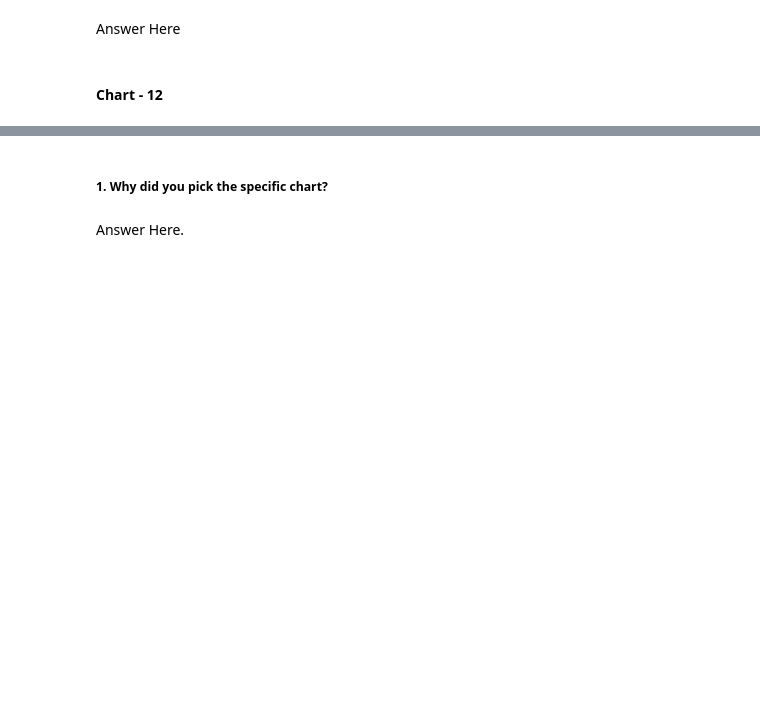
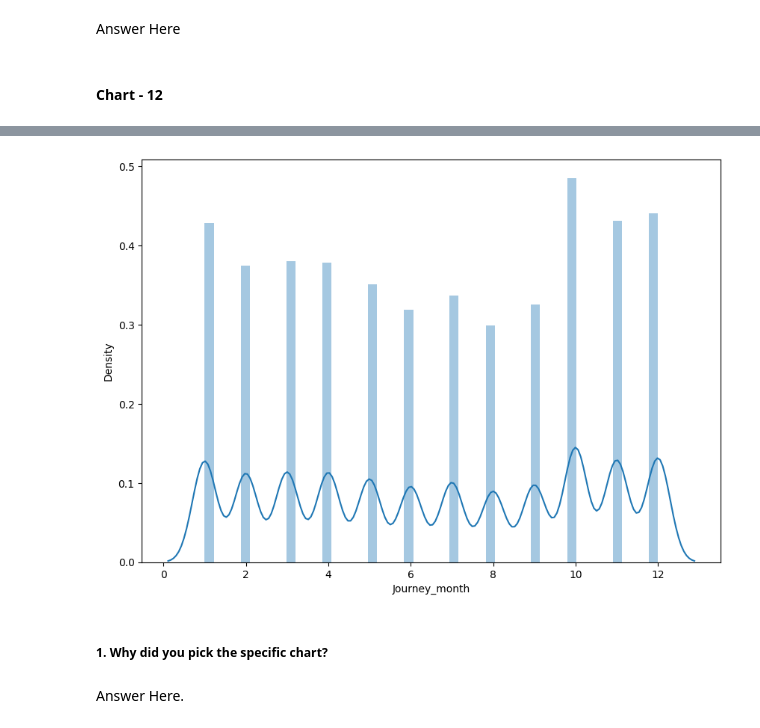
Before and after one commit to Navjotkhatri/Productionization_of_ML_Systems_in_Travel_Industry, a Jupyter notebook: Productionization_of_ML_Systems.ipynb, the cells around one changed output, grey strips where cells are left out. Cells and saved outputs as stored; diff of their text form; code cells hidden in the pictures; blank space fills up the shorter version.

```diff
--- a/Productionization_of_ML_Systems.ipynb
+++ b/Productionization_of_ML_Systems.ipynb
@@ -923,3 +954,9 @@ Answer Here
+# %%
+plt.figure(figsize=(10, 7))
+sns.distplot(flights_df['Journey_month'])
+plt.show()
+# %% [output]
+[figure, added]
 # %% [markdown]
 ##### 1. Why did you pick the specific chart?
 # %% [markdown]
```
Also changed, not shown: parts of 9 cells of this notebook.
